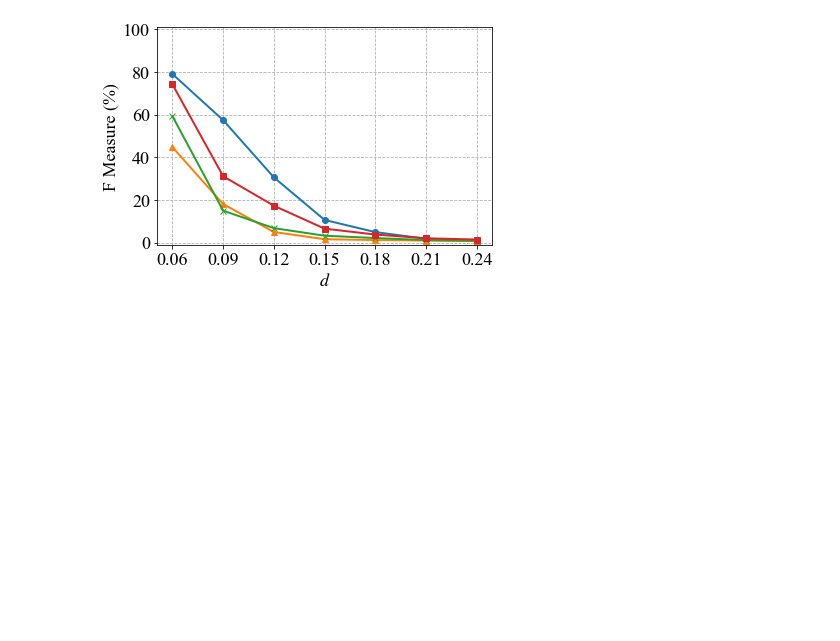
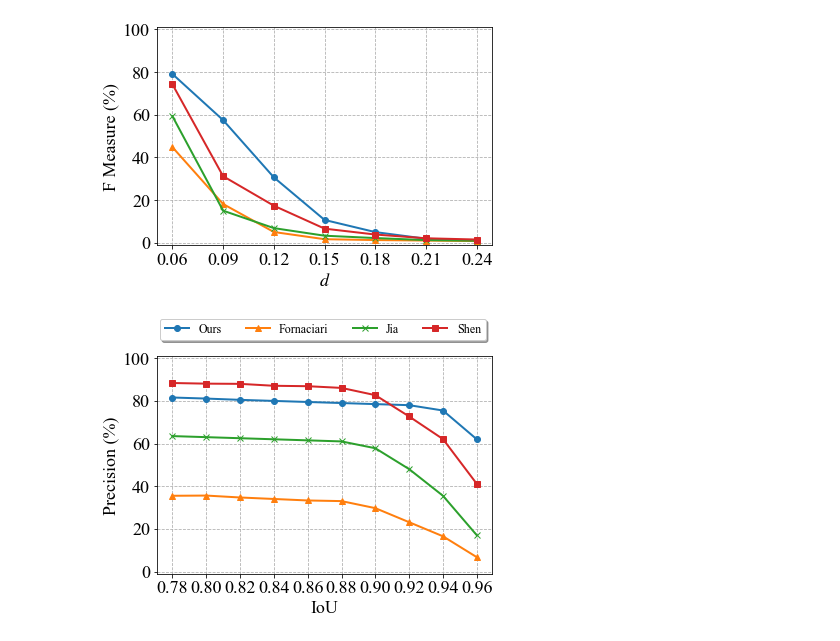
Before and after one commit to wzh4464/jessufig, a Jupyter notebook: draw.ipynb, the cells around one changed output. Saved outputs shown, nothing was run; the diff lists cells and outputs as text; code cells hidden in the pictures; blank space fills up the shorter version.

```diff
--- a/draw.ipynb
+++ b/draw.ipynb
@@ -154,3 +152,16 @@ plot_line_chart(data=data_fMeasure_d, pic_name='F1_d', save=True, xlabel="$d$",
 [figure]
 [figure]
 [figure]
+# %%
+x_iou = np.arange(0.78, 0.97, 0.02)
+y_pre_iou = np.array([[81.7, 81.2, 80.6, 80.1, 79.6, 79.1, 78.6, 78.1, 75.6, 62.1],
+                        [35.6, 35.7, 34.8, 34.1, 33.4, 33.1, 29.8, 23.2, 16.6, 6.8],
+                        [63.6, 63.1, 62.6, 62.1, 61.6, 61.1, 57.9, 48.1, 35.6, 17.1],
+                      [88.5, 88.2, 88.1, 87.2, 87.0, 86.2, 82.8, 72.8, 62.2, 41.2]])
+
+data_pre_iou = np.vstack((x_iou, y_pre_iou))
+plot_line_chart(data=data_pre_iou, pic_name='Precision_iou', save=True, xlabel="IoU", ylabel="Precision (%)", text_location=12, xlim=0.96, ylim=100,
+                labellist=['Ours', 'Fornaciari', 'Jia', 'Shen'],
+                ystep=20, xstep=0.02, xlimD=0.78, ylimD=0)
+# %% [output]
+[figure, added]
```
Also changed, not shown: parts of 6 cells of this notebook, 7 other files.
